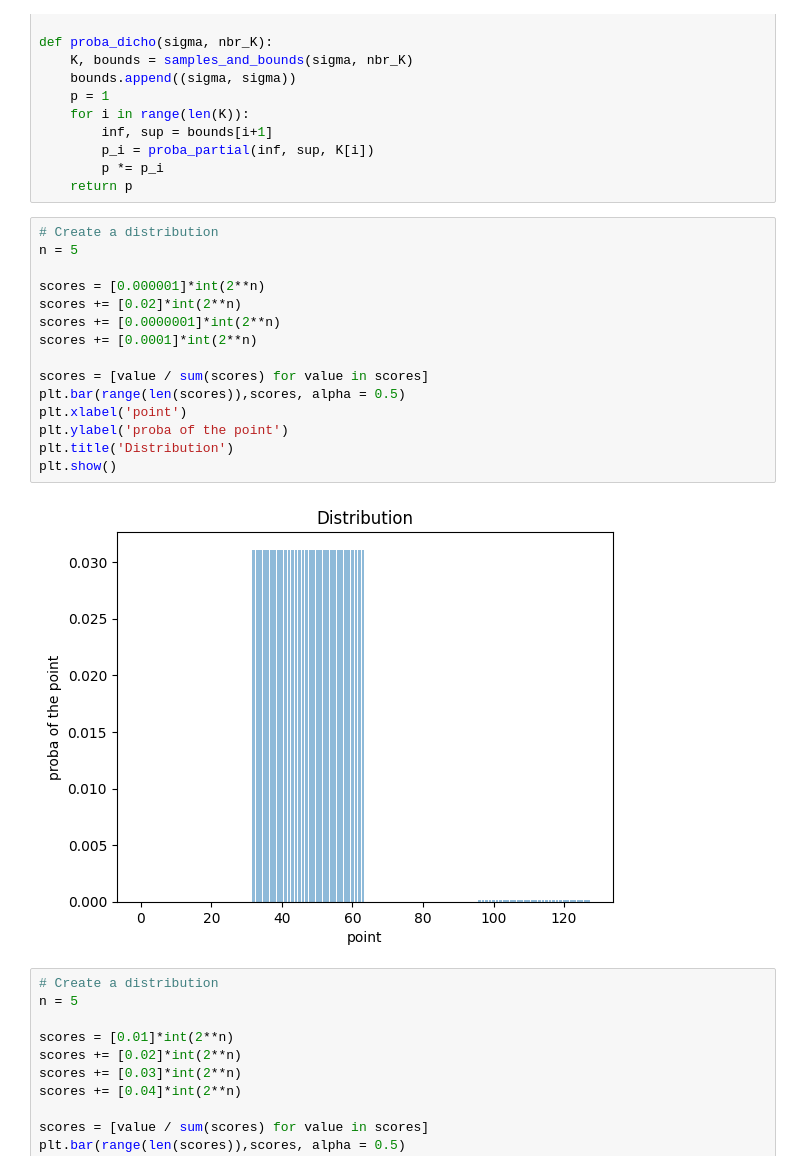
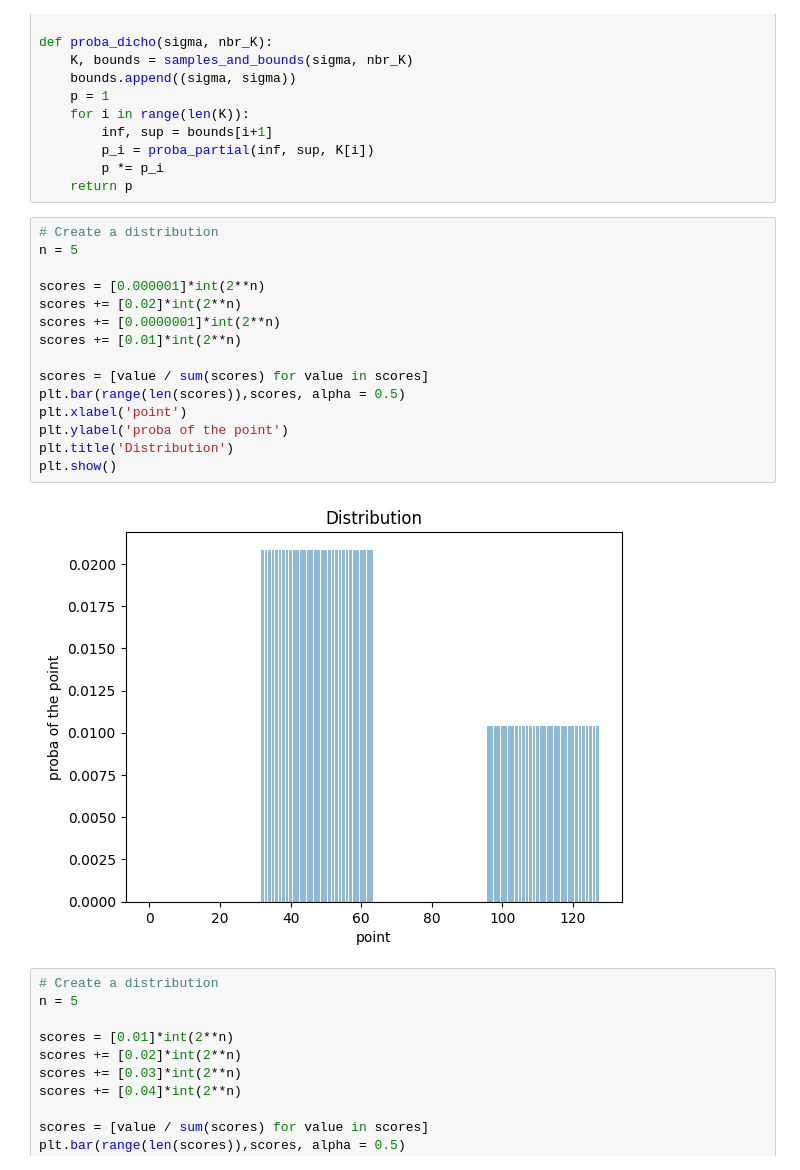
Before and after one commit to legoff1/Entropy_graph, a Jupyter notebook: Yash/controled_sample.ipynb, the cells around one changed output. Drawn from its saved outputs; the diff is of its cells as text.

```diff
--- a/Yash/controled_sample.ipynb
+++ b/Yash/controled_sample.ipynb
@@ -383,20 +414,20 @@ def proba_dicho(sigma, nbr_K):
 # %%
 # Create a distribution
 n = 5
 
 scores = [0.000001]*int(2**n)
 scores += [0.02]*int(2**n)
 scores += [0.0000001]*int(2**n)
-scores += [0.0001]*int(2**n)
+scores += [0.01]*int(2**n)
 
 scores = [value / sum(scores) for value in scores]
 plt.bar(range(len(scores)),scores, alpha = 0.5)
 plt.xlabel('point')
 plt.ylabel('proba of the point')
 plt.title('Distribution')
 plt.show()
 # %% [output]
-[figure, old version]
+[figure, new version]
 # %%
 # Create a distribution
 n = 5
```
Also changed, not shown: parts of 4 cells of this notebook.
